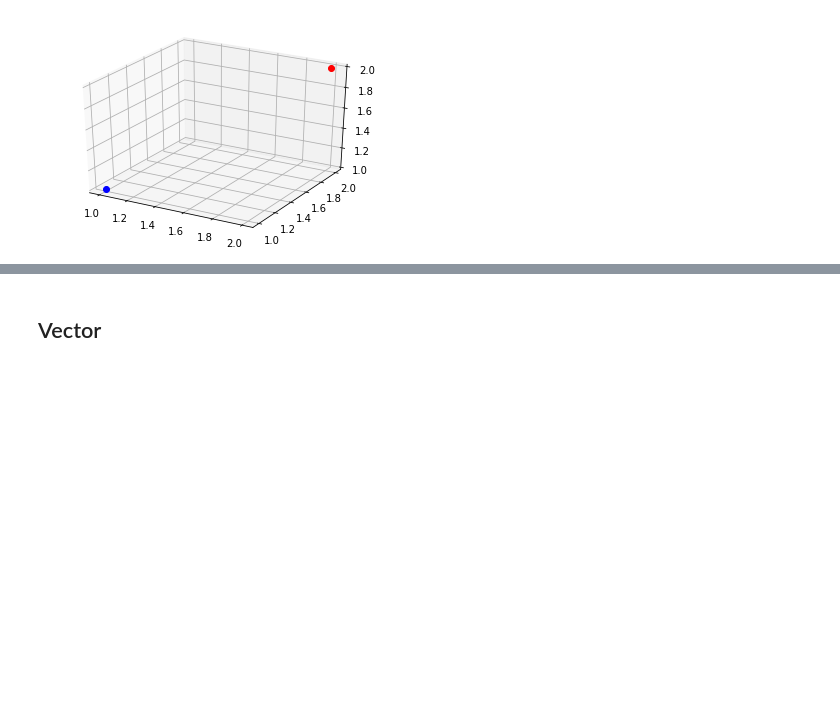
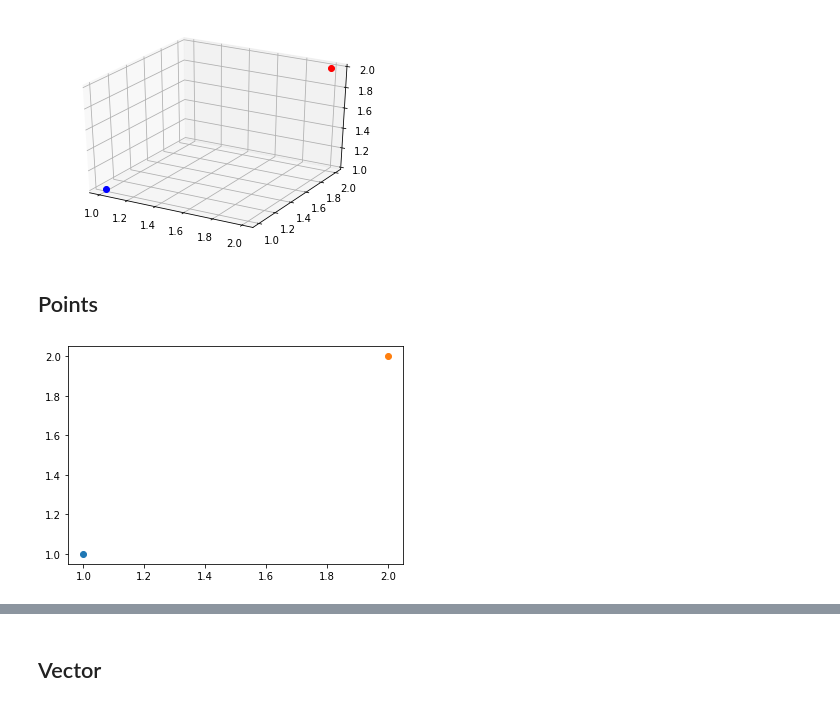
Before and after one commit to stevenkfirth/crossproduct, a Jupyter notebook: notebooks/docs/plot_methods.ipynb, the cells around one changed output, grey strips where cells are left out. Saved outputs shown, nothing was run; the diff lists cells and outputs as text; code cells hidden in the pictures; blank space fills up the shorter version.

```diff
--- a/notebooks/docs/plot_methods.ipynb
+++ b/notebooks/docs/plot_methods.ipynb
@@ -24,3 +24,15 @@ plt.savefig('point_plot_3D')
 plt.show()
 # %% [output]
 [figure]
+# %% [markdown]
+## Points
+# %%
+import matplotlib.pyplot as plt
+from crossproduct import Point, Points
+fig, ax = plt.subplots()
+pts=Points(Point(1,1),Point(2,2))
+pts.plot(ax,marker='o')
+plt.savefig('points_plot_2D')
+plt.show()
+# %% [output]
+[figure, added]
```
Also changed, not shown: parts of 9 cells of this notebook, 32 other files.
